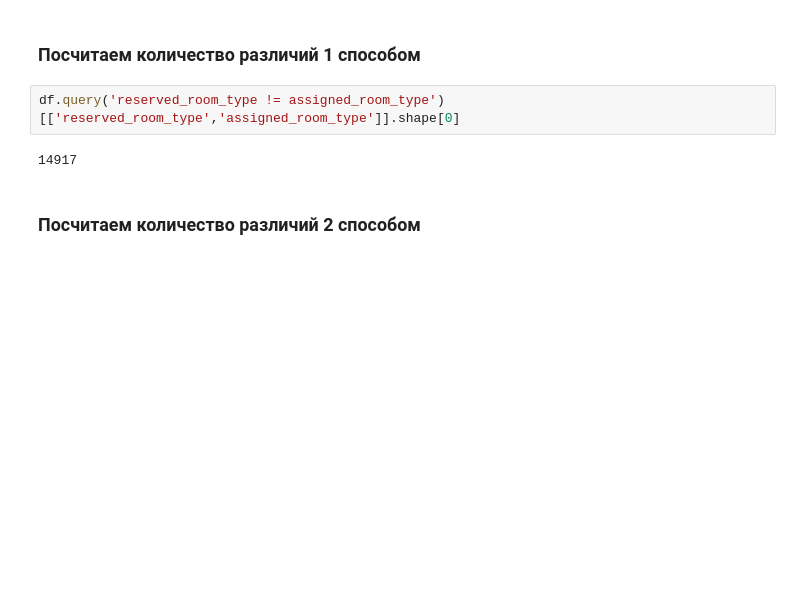
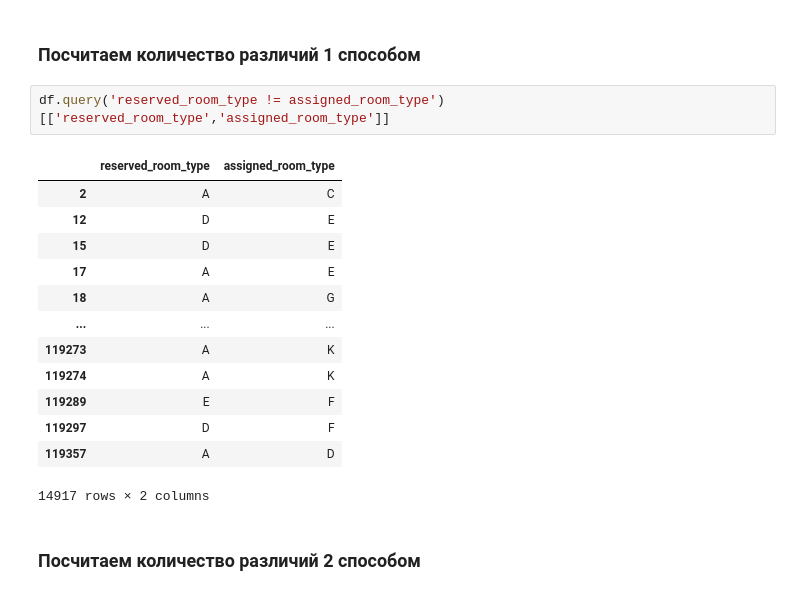
Before and after one commit to Tezz86/Start, a Jupyter notebook: First_project.ipynb, the cells around one changed output. Cells and saved outputs as stored; diff of their text form; blank space fills up the shorter version.

```diff
--- a/First_project.ipynb
+++ b/First_project.ipynb
@@ -181,9 +181,21 @@ df[['reserved_room_type','assigned_room_type']]
 # %% [markdown]
 ### Посчитаем количество различий 1 способом
 # %%
-df.query('reserved_room_type != assigned_room_type')[['reserved_room_type','assigned_room_type']].shape[0]
+df.query('reserved_room_type != assigned_room_type')[['reserved_room_type','assigned_room_type']]
 # %% [output]
+|  | reserved_room_type | assigned_room_type |
+| 2 | A | C |
+| 12 | D | E |
+| 15 | D | E |
+| 17 | A | E |
+| 18 | A | G |
+| ... | ... | ... |
+| 119273 | A | K |
+| 119274 | A | K |
+| 119289 | E | F |
+| 119297 | D | F |
+| 119357 | A | D |
-14917
+14917 rows × 2 columns
 # %% [markdown]
 ### Посчитаем количество различий 2 способом
 # %%
```
Also changed, not shown: parts of 8 cells of this notebook.
